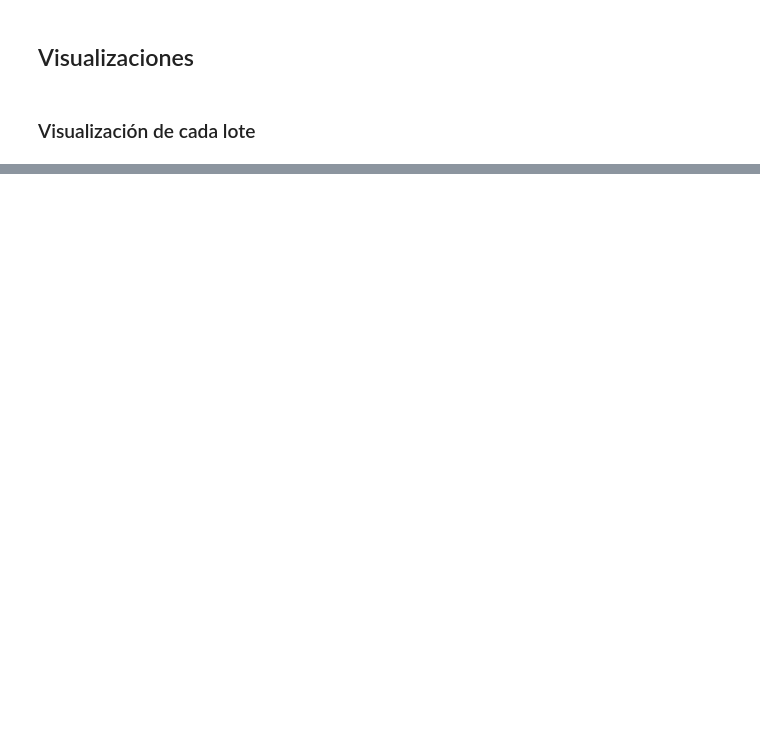
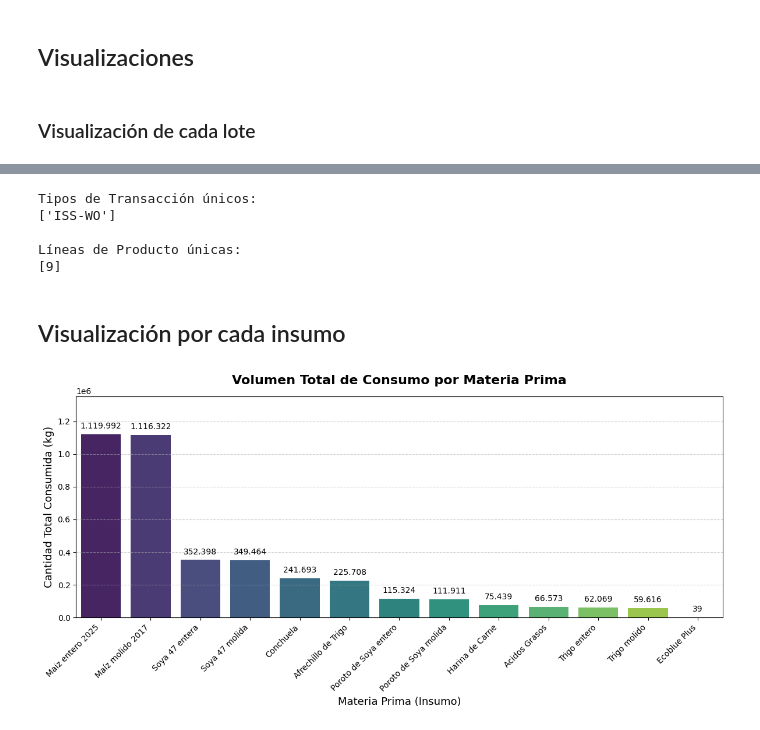
Before and after one commit to ctobar96/avian-data-ml-pipeline, a Jupyter notebook: notebooks/CantidadAlimentoCreado.ipynb, the cells around one changed output, grey strips where cells are left out. Cells and saved outputs as stored; diff of their text form; code cells hidden in the pictures; blank space fills up the shorter version.

Commit message:
Se incorporo el consumo de materias primas

```diff
--- a/notebooks/CantidadAlimentoCreado.ipynb
+++ b/notebooks/CantidadAlimentoCreado.ipynb
@@ -133,0 +200,13 @@ plt.show()
+# %%
+# Definir el tipo de transacción que indica creación de alimento
+transaccion_consumo_mayoritario = ['ISS-WO']
+linea_producto_alimento = [9]
+
+# Filtrar el DataFrame para obtener solo las filas donde el tipo de transacción es 'RCT-WO'
+df_creacion_consumo_mayoritario = df_filtrado[df_filtrado['Tipo Trans'].isin(transaccion_consumo_mayoritario) & df_filtrado['Lín Producto'].isin(linea_producto_alimento)].copy()
+
+# Convertir la columna 'Cantidad' a valores absolutos (positivos)
+df_creacion_consumo_mayoritario['Cantidad'] = df_creacion_consumo_mayoritario['Cantidad'].abs()
+
+# Mostrar las primeras filas del DataFrame filtrado por creación de alimento
+display(df_creacion_consumo_mayoritario.head())
@@ -133,0 +220,62 @@ plt.show()
+# %%
+# mostrar datos unicos de las columnas de tipo transaccion y linea producto
+print("Tipos de Transacción únicos:")
+print(df_creacion_consumo_mayoritario['Tipo Trans'].unique())
+print("\nLíneas de Producto únicas:")
+print(df_creacion_consumo_mayoritario['Lín Producto'].unique())
+# %% [output]
+Tipos de Transacción únicos:
+['ISS-WO']
+
+Líneas de Producto únicas:
+[9]
+# %% [markdown]
+## Visualización por cada insumo
+# %%
+# 1. Agrupar por la descripción del insumo y sumar la cantidad consumida
+# Asumiendo que tu tabla actual con las transacciones ISS-WO en positivo se llama df_filtrado
+consumo_insumos = df_creacion_consumo_mayoritario.groupby('Descripción')['Cantidad'].sum().reset_index()
+
+# 2. Ordenar de mayor a menor consumo
+consumo_insumos = consumo_insumos.sort_values(by='Cantidad', ascending=False)
+
+# --- CREAR EL GRÁFICO ---
+plt.figure(figsize=(12, 6))
+
+# Crear el gráfico de barras
+ax = sns.barplot(
+    data=consumo_insumos,
+    x='Descripción',
+    y='Cantidad',
+    hue='Descripción',
+    palette='viridis', # Nueva paleta de colores para diferenciar de los Lotes
+    legend=False
+)
+# Toma el límite actual del eje Y y lo multiplica por 1.15 (le da un 15% de espacio extra arriba)
+ax.set_ylim(0, ax.get_ylim()[1] * 1.15)
+
+# Añadir las etiquetas con los números exactos sobre cada barra
+for p in ax.patches:
+    # Evitar anotar barras con valor 0 o nulo para que no se vea feo
+    if p.get_height() > 0:
+        ax.annotate(f"{int(p.get_height()):,}".replace(',', '.'),
+                    (p.get_x() + p.get_width() / 2., p.get_height()),
+                    ha='center', va='bottom',
+                    fontsize=10, color='black', xytext=(0, 5),
+                    textcoords='offset points')
+
+# Darle formato a los textos y ejes
+plt.title('Volumen Total de Consumo por Materia Prima', fontsize=16, fontweight='bold', pad=15)
+plt.xlabel('Materia Prima (Insumo)', fontsize=13)
+plt.ylabel('Cantidad Total Consumida (kg)', fontsize=13)
+
+# Rotar los nombres de los insumos por si son muy largos
+plt.xticks(rotation=45, ha='right')
+
+plt.grid(axis='y', linestyle='--', alpha=0.6)
+plt.tight_layout()
+
+# Mostrar el gráfico (o st.pyplot(fig) si lo pasas a Streamlit directamente)
+plt.show()
+# %% [output]
+[figure, added]
```
Also changed, not shown: parts of 10 cells of this notebook.
